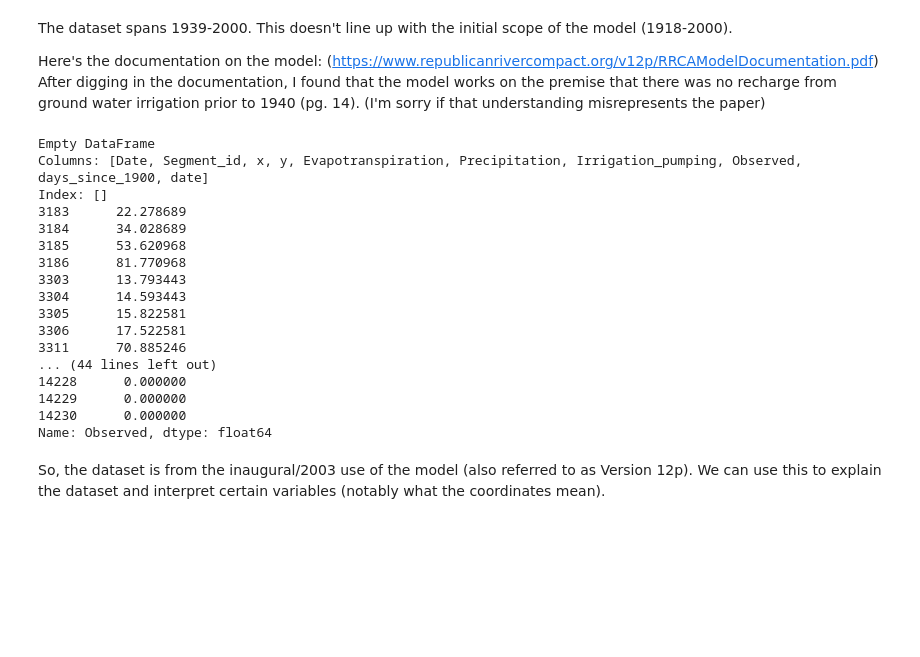
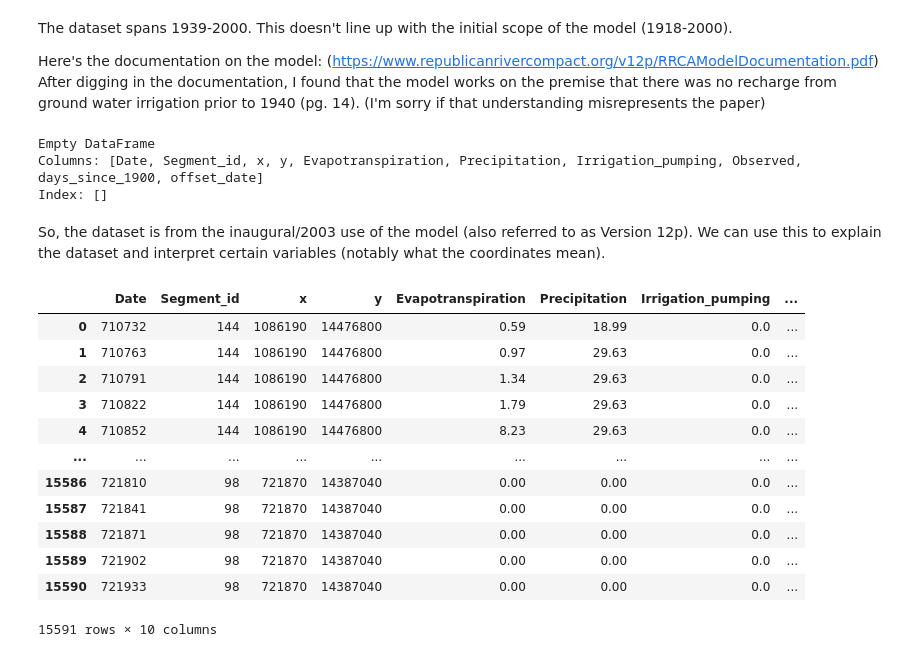
Before and after one commit to SmuckersJam/CS5830P6, a Jupyter notebook: project6.ipynb, the cells around one changed output. Saved outputs shown, nothing was run; the diff lists cells and outputs as text; code cells hidden in the pictures; blank space fills up the shorter version.

```diff
--- a/project6.ipynb
+++ b/project6.ipynb
@@ -12,8 +15,8 @@ baseflow_df = df.copy()
 # offset is the number of days between 01/01/0000 and 01/01/1900 (693963)
 offset = 693963
 baseflow_df['days_since_1900'] = baseflow_df.Date - offset
-baseflow_df['date'] = pd.to_datetime(baseflow_df.days_since_1900.astype('int'), unit='D', origin=pd.Timestamp('1900-01-01'))
-print(baseflow_df['date'])
+baseflow_df['offset_date'] = pd.to_datetime(baseflow_df.days_since_1900.astype('int'), unit='D', origin=pd.Timestamp('1900-01-01'))
+print(baseflow_df['offset_date'])
 # %% [output]
 0       1945-11-30
 1       1945-12-31
@@ -64,25 +67,27 @@ The dataset spans 1939-2000. This doesn't line up with the initial scope of the
 Here's the documentation on the model: (https://www.republicanrivercompact.org/v12p/RRCAModelDocumentation.pdf)
 After digging in the documentation, I found that the model works on the premise that there was no recharge from ground water irrigation prior to 1940 (pg. 14). (I'm sorry if that understanding misrepresents the paper)
 # %%
-pre40s = baseflow_df[baseflow_df.date < '1940-01-01']
+pre40s = baseflow_df[baseflow_df.offset_date< '1940-01-01']
 print(pre40s[pre40s.Irrigation_pumping != 0])
 # %% [output]
 Empty DataFrame
-Columns: [Date, Segment_id, x, y, Evapotranspiration, Precipitation, Irrigation_pumping, Observed, days_since_1900, date]
+Columns: [Date, Segment_id, x, y, Evapotranspiration, Precipitation, Irrigation_pumping, Observed, days_since_1900, offset_date]
 Index: []
-3183      22.278689
-3184      34.028689
-3185      53.620968
-3186      81.770968
-3303      13.793443
-3304      14.593443
-3305      15.822581
-3306      17.522581
-3311      70.885246
-... (44 lines left out)
-14228      0.000000
-14229      0.000000
-14230      0.000000
-Name: Observed, dtype: float64
 # %% [markdown]
 So, the dataset is from the inaugural/2003 use of the model (also referred to as Version 12p). We can use this to explain the dataset and interpret certain variables (notably what the coordinates mean).
+# %%
+display(baseflow_df)
+# %% [output]
+|  | Date | Segment_id | x | y | Evapotranspiration | Precipitation | Irrigation_pumping | ... |
+| 0 | 710732 | 144 | 1086190 | 14476800 | 0.59 | 18.99 | 0.0 | ... |
+| 1 | 710763 | 144 | 1086190 | 14476800 | 0.97 | 29.63 | 0.0 | ... |
+| 2 | 710791 | 144 | 1086190 | 14476800 | 1.34 | 29.63 | 0.0 | ... |
+| 3 | 710822 | 144 | 1086190 | 14476800 | 1.79 | 29.63 | 0.0 | ... |
+| 4 | 710852 | 144 | 1086190 | 14476800 | 8.23 | 29.63 | 0.0 | ... |
+| ... | ... | ... | ... | ... | ... | ... | ... | ... |
+| 15586 | 721810 | 98 | 721870 | 14387040 | 0.00 | 0.00 | 0.0 | ... |
+| 15587 | 721841 | 98 | 721870 | 14387040 | 0.00 | 0.00 | 0.0 | ... |
+| 15588 | 721871 | 98 | 721870 | 14387040 | 0.00 | 0.00 | 0.0 | ... |
+| 15589 | 721902 | 98 | 721870 | 14387040 | 0.00 | 0.00 | 0.0 | ... |
+| 15590 | 721933 | 98 | 721870 | 14387040 | 0.00 | 0.00 | 0.0 | ... |
+15591 rows × 10 columns
```
Also changed, not shown: parts of 10 cells of this notebook, 1 other file.
